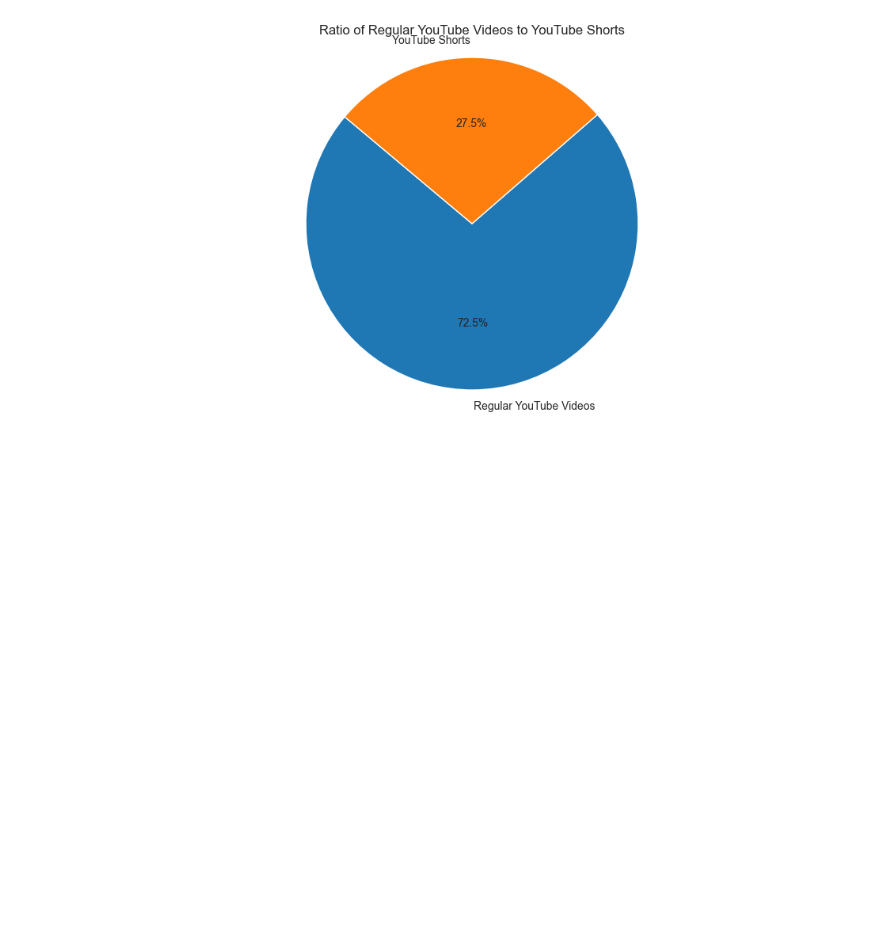
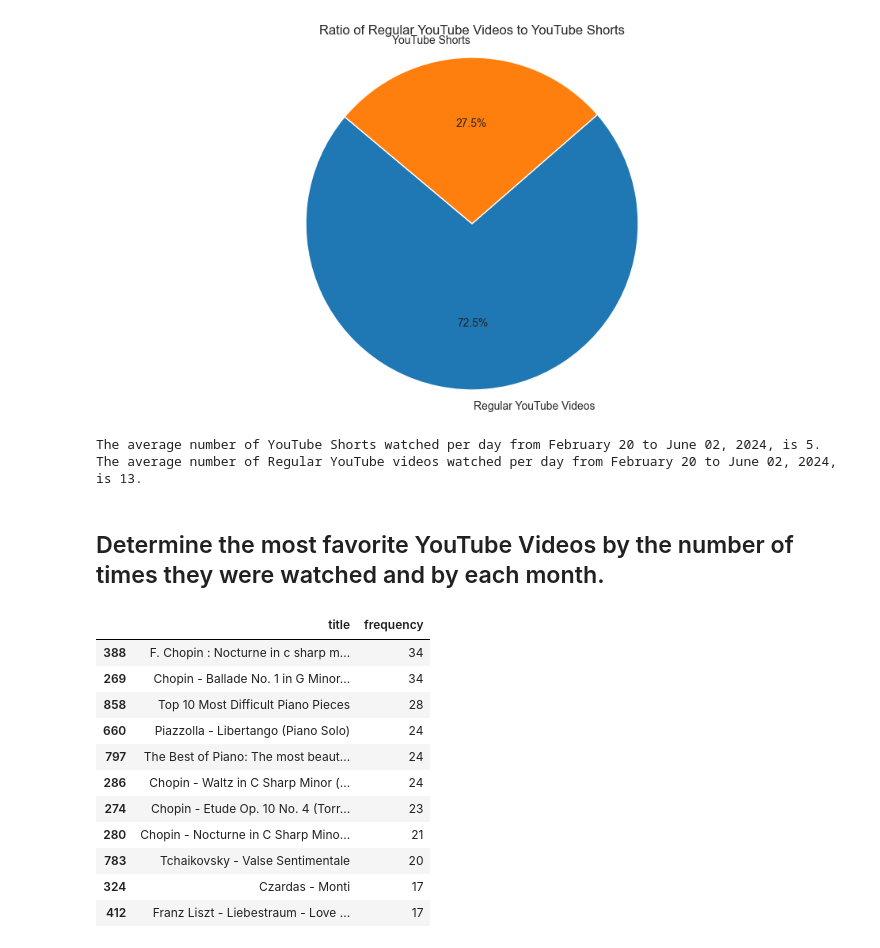
Before and after one commit to Johncarlodeveloper/YouTube-Watch-History-Data-to-CSV-file, a Jupyter notebook: analysis.ipynb, the cells around one changed output. Cells and saved outputs as stored; diff of their text form; code cells hidden in the pictures; blank space fills up the shorter version.

```diff
--- a/analysis.ipynb
+++ b/analysis.ipynb
@@ -369,3 +365,51 @@ plt.axis('equal')  # Equal aspect ratio ensures that pie is drawn as a circle
 plt.show()
 # %% [output]
 [figure]
+# %%
+# Generate condition to filter YouTube Shorts in the dataset
+condition =  ((df['title'].str.contains('#shorts', case=False)) |
+         (pd.to_timedelta(df['video_duration']).dt.total_seconds() <= 61))
+# Get the total number of YouTube Shorts
+video_shorts_count = len(df[condition])
+# Get the total number of Regular YouTube videos
+regular_videos_count = len(df[~condition])
+# Get the total number of days given the timeframe
+total_number_of_days = daily_counts.shape[0]
+
+# Calculate the average watch per day
+video_shorts_avg = video_shorts_count / total_number_of_days
+regular_videos_avg = regular_videos_count / total_number_of_days
+
+print(f"The average number of YouTube Shorts watched per day from February 20 to June 02, 2024, is {round(video_shorts_avg)}.")
+
+print(f"The average number of Regular YouTube videos watched per day from February 20 to June 02, 2024, is {round(regular_videos_avg)}.")
+# %% [output]
+The average number of YouTube Shorts watched per day from February 20 to June 02, 2024, is 5.
+The average number of Regular YouTube videos watched per day from February 20 to June 02, 2024, is 13.
+# %% [markdown]
+## Determine the most favorite YouTube Videos by the number of times they were watched and by each month.
+# %%
+most_favorite_videos = df.groupby('title').size().reset_index(name='frequency')
+
+# Sort by the 'count' column in descending order
+sorted_counts = most_favorite_videos.sort_values('frequency', ascending=False)
+
+# Determine the threshold count value for the top 10 counts
+threshold_count = sorted_counts['frequency'].nlargest(10).min()
+
+# Filter the rows to include all those with count values equal to or above the threshold
+top_counts = sorted_counts[sorted_counts['frequency'] >= threshold_count]
+top_counts
+# %% [output]
+|  | title | frequency |
+| 388 | F. Chopin : Nocturne in c sharp m... | 34 |
+| 269 | Chopin - Ballade No. 1 in G Minor... | 34 |
+| 858 | Top 10 Most Difficult Piano Pieces | 28 |
+| 660 | Piazzolla - Libertango (Piano Solo) | 24 |
+| 797 | The Best of Piano: The most beaut... | 24 |
+| 286 | Chopin - Waltz in C Sharp Minor (... | 24 |
+| 274 | Chopin - Etude Op. 10 No. 4 (Torr... | 23 |
+| 280 | Chopin - Nocturne in C Sharp Mino... | 21 |
+| 783 | Tchaikovsky - Valse Sentimentale | 20 |
+| 324 | Czardas - Monti | 17 |
+| 412 | Franz Liszt - Liebestraum - Love ... | 17 |
```
Also changed, not shown: parts of 3 cells of this notebook.
